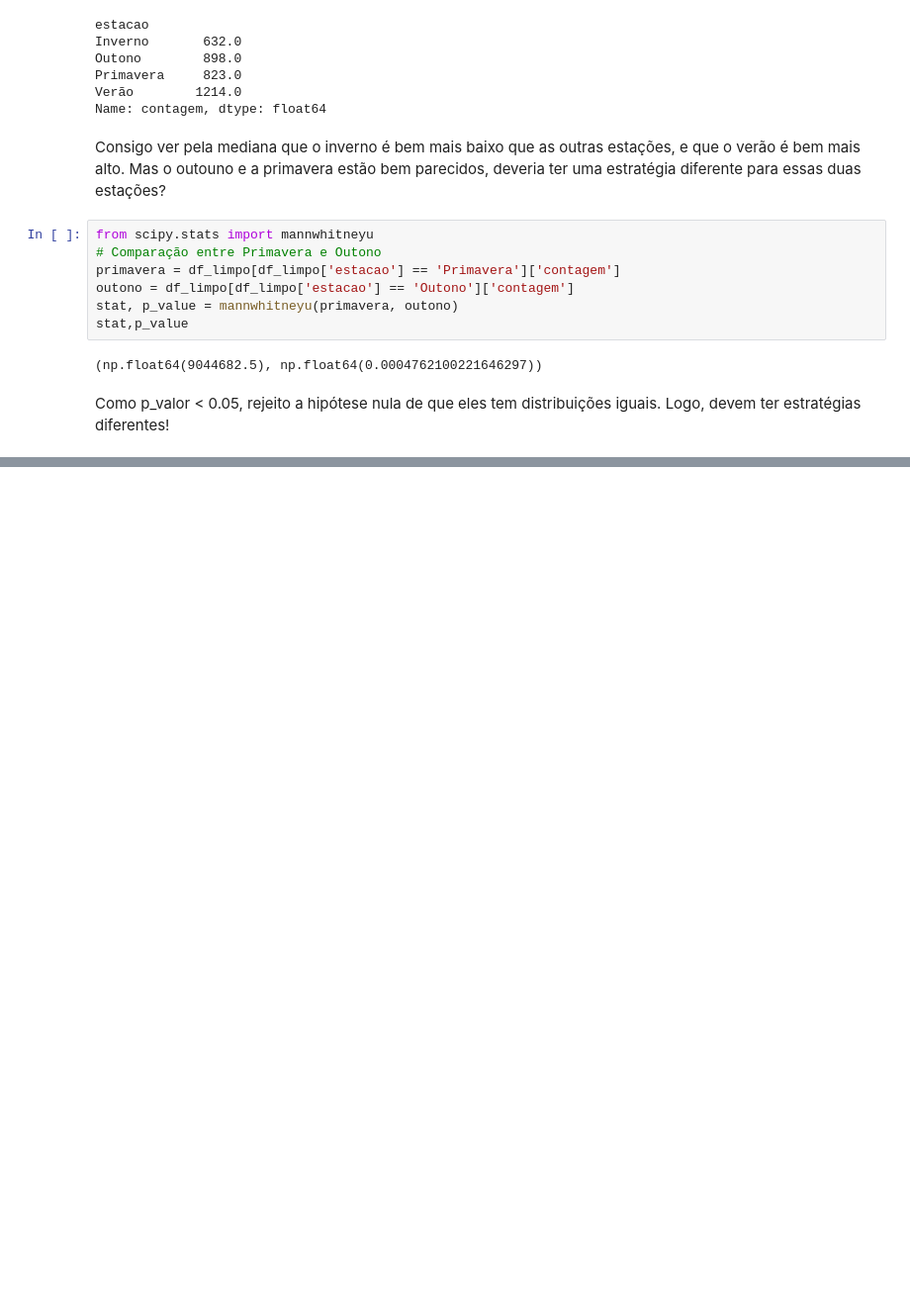
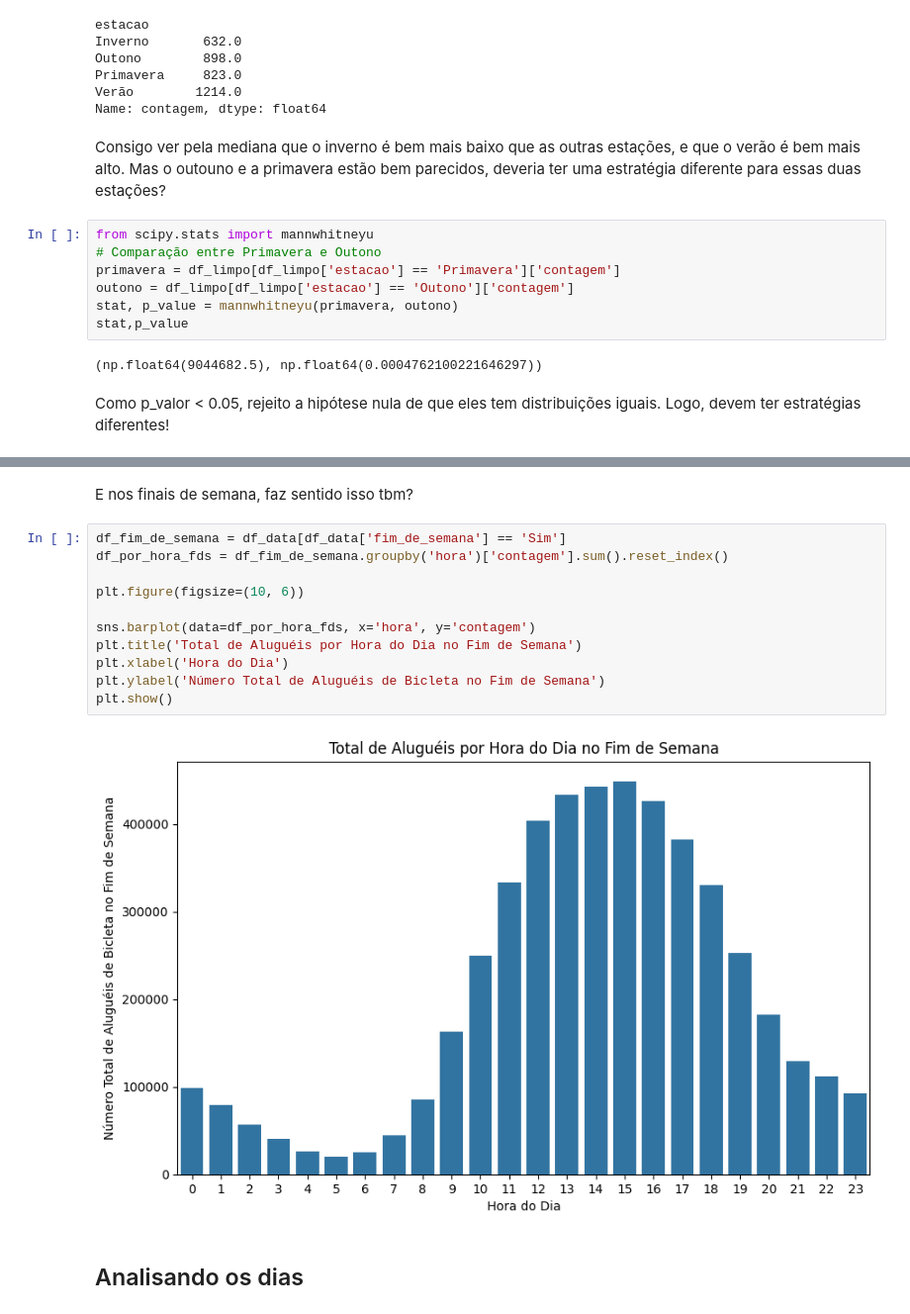
Before and after one commit to lemaldonadogm/Courses, a Jupyter notebook: Séries Temporais/Aula 1 - Analisando e Prevendo Séries Temporais.ipynb, the cells around one changed output, grey strips where cells are left out. Shown at 99% size. Saved outputs shown, nothing was run; the diff lists cells and outputs as text; blank space fills up the shorter version.

```diff
--- a/Séries Temporais/Aula 1 - Analisando e Prevendo Séries Temporais.ipynb
+++ b/Séries Temporais/Aula 1 - Analisando e Prevendo Séries Temporais.ipynb
@@ -310,0 +400,17 @@ Como p_valor < 0.05, rejeito a hipótese nula de que eles tem distribuições ig
+# %% [markdown]
+E nos finais de semana, faz sentido isso tbm?
+# %%
+df_fim_de_semana = df_data[df_data['fim_de_semana'] == 'Sim']
+df_por_hora_fds = df_fim_de_semana.groupby('hora')['contagem'].sum().reset_index()
+
+plt.figure(figsize=(10, 6))
+
+sns.barplot(data=df_por_hora_fds, x='hora', y='contagem')
+plt.title('Total de Aluguéis por Hora do Dia no Fim de Semana')
+plt.xlabel('Hora do Dia')
+plt.ylabel('Número Total de Aluguéis de Bicleta no Fim de Semana')
+plt.show()
+# %% [output]
+[figure, added]
+# %% [markdown]
+## Analisando os dias
```
Also changed, not shown: parts of 13 cells of this notebook.
